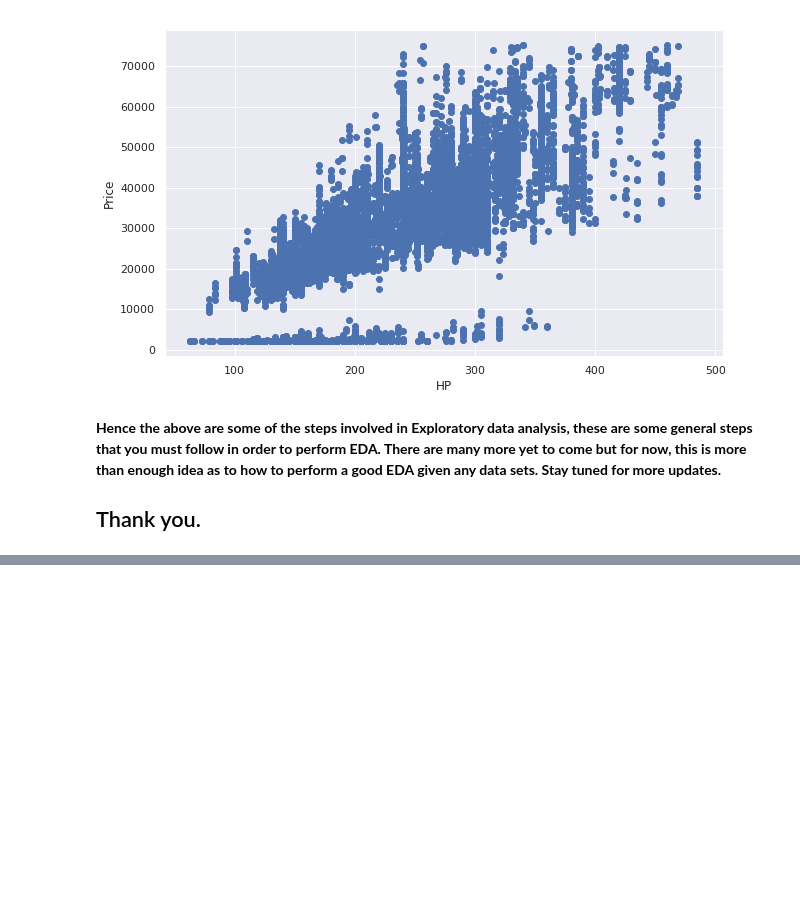
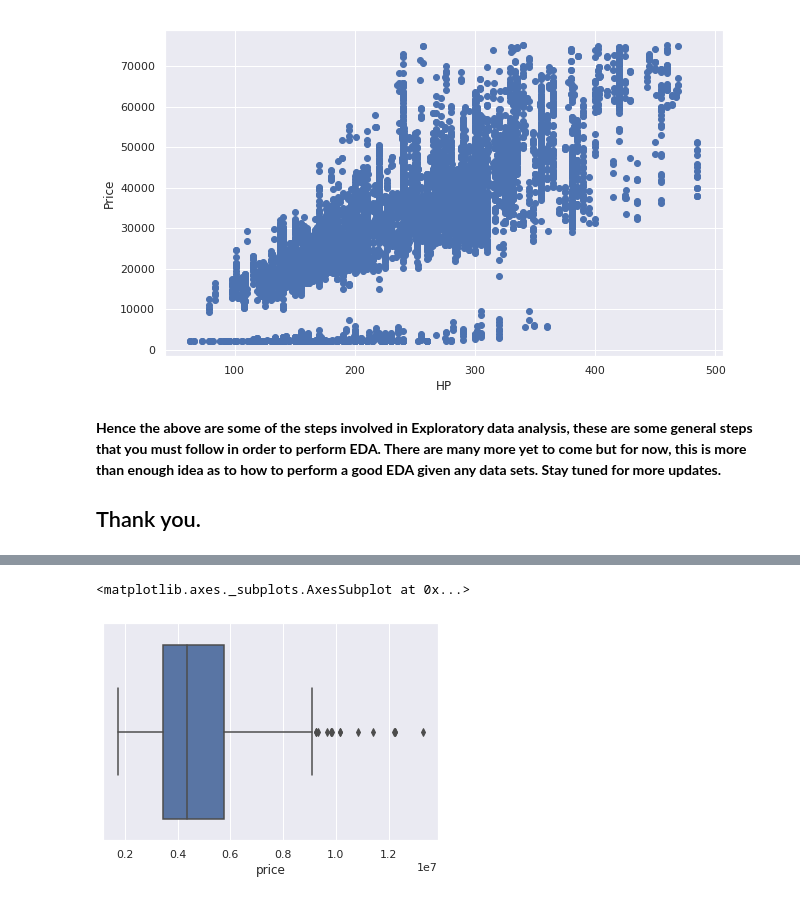
Before and after one commit to gitmccoyabrasaldo/Elective2-MachineLearning, a Jupyter notebook: Exploratory_data_Analysis.ipynb, the cells around one changed output, grey strips where cells are left out. Cells and saved outputs as stored; diff of their text form; code cells hidden in the pictures; blank space fills up the shorter version.

```diff
--- a/Exploratory_data_Analysis.ipynb
+++ b/Exploratory_data_Analysis.ipynb
@@ -346,0 +383,6 @@ plt.show()
+# %%
+#@title Drop the irrelevant  features like airconditioning , heat watering
+import pandas as pd
+df = pd.read_csv("/Housing.csv")
+df = df.drop(['airconditioning', 'hotwaterheating'], axis=1)
+df.head(5)
@@ -346,0 +396,4 @@ plt.show()
+# %%
+#@title Rename the columns bedroom to BR,  stories to STR, mainroad to MR
+df = df.rename(columns={"bedrooms": "BR", "bathrooms": "BR", "stories": "STR", "mainroad": "MR"})
+df.head(5)
@@ -346,0 +429,7 @@ plt.show()
+# %%
+#@title Detect outliers
+import seaborn as sns
+sns.boxplot(x=df['price'])
+# %% [output]
+<matplotlib.axes._subplots.AxesSubplot at 0x...>
+[figure, added]
```
Also changed, not shown: parts of 13 cells of this notebook.
